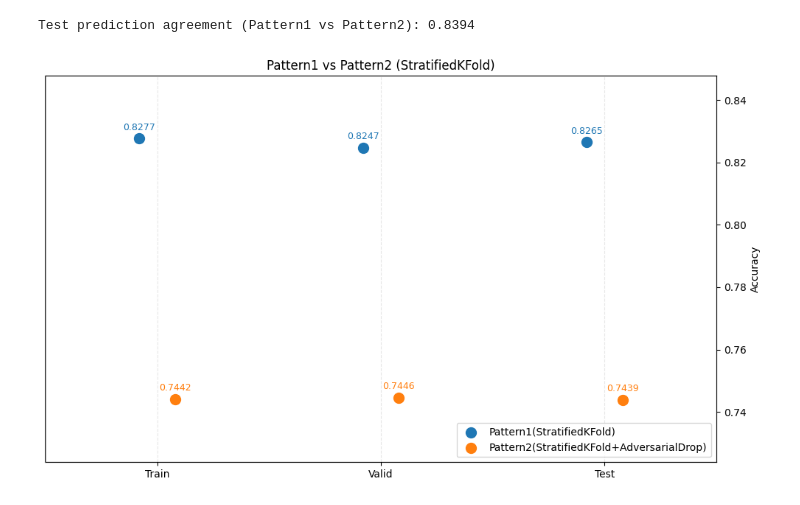
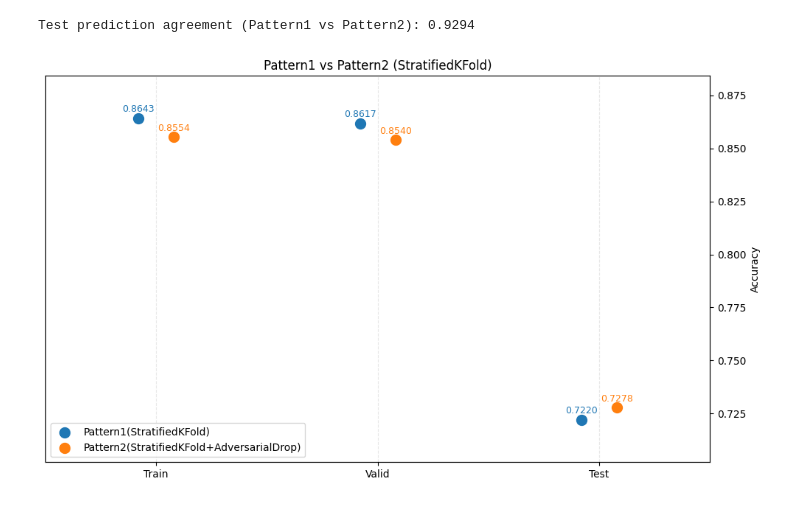
Before and after one commit to hirayukis/kaggle-techniques-ojt, a Jupyter notebook: 05_stratified_kfold_pattern1_pattern2_adversarial.ipynb, the cells around one changed output. Saved outputs shown, nothing was run; the diff lists cells and outputs as text; code cells hidden in the pictures.

```diff
--- a/05_stratified_kfold_pattern1_pattern2_adversarial.ipynb
+++ b/05_stratified_kfold_pattern1_pattern2_adversarial.ipynb
@@ -89,24 +72,6 @@ def evaluate_split(split_name, y_true, pred, proba):
         'LogLoss': log_loss(y_true, proba, labels=class_labels)
     }
 
-def add_distribution_shift_noise(X_valid, X_test, feature_name, noise_std, seed):
-    X_valid_noised = X_valid.copy()
-    X_test_noised = X_test.copy()
-
-    if feature_name not in X_valid_noised.columns or feature_name not in X_test_noised.columns:
-        return X_valid_noised, X_test_noised
-
-    rng_valid = np.random.default_rng(seed)
-    rng_test = np.random.default_rng(seed)
-
-    X_valid_noised.loc[:, feature_name] = (
-        X_valid_noised[feature_name].to_numpy() + rng_valid.normal(0.0, noise_std, len(X_valid_noised))
-    )
-    X_test_noised.loc[:, feature_name] = (
-        X_test_noised[feature_name].to_numpy() + rng_test.normal(0.0, noise_std, len(X_test_noised))
-    )
-    return X_valid_noised, X_test_noised
-
 def plot_roc_feat(y_true, y_pred, est, cols, title_prefix='Adversarial Validation', x_max=1.0):
     fig, ax = plt.subplots(1, 2, figsize=(16, 6))
     fpr, tpr, _ = roc_curve(y_true, y_pred)
@@ -133,12 +98,12 @@ def plot_roc_feat(y_true, y_pred, est, cols, title_prefix='Adversarial Validatio
 
     return auc, importance
 
-def adversarial_drift_features(X_train_fold, X_valid_fold, auc_threshold=ADV_AUC_THRESHOLD, top_k=ADV_DROP_TOP_K, draw_plot=False):
+def adversarial_drift_features(X_train_fold, X_test_ref, auc_threshold=ADV_AUC_THRESHOLD, top_k=ADV_DROP_TOP_K, draw_plot=False):
     adv_train = X_train_fold.copy()
-    adv_valid = X_valid_fold.copy()
+    adv_test = X_test_ref.copy()
     adv_train['dataset_label'] = 0
-    adv_valid['dataset_label'] = 1
-    adv_master = pd.concat([adv_train, adv_valid], axis=0)
+    adv_test['dataset_label'] = 1
+    adv_master = pd.concat([adv_train, adv_test], axis=0)
 
     adv_X = adv_master.drop(columns=['dataset_label'])
     adv_y = adv_master['dataset_label']
@@ -340,5 +282,6 @@ display(pattern2_fold_df.head())
 # %%
-comparison_df = pd.concat([pattern1_mean_df, pattern2_mean_df], ignore_index=True)
+comparison_df = pd.concat([pattern1_mean_df, pattern2_mean_df], ignore_index=True
+)
 comparison_df['Split'] = pd.Categorical(comparison_df['Split'], categories=['Train', 'Valid', 'Test'], ordered=True)
 comparison_df = comparison_df.sort_values(['Split', 'Method']).reset_index(drop=True)
 display(comparison_df)
@@ -355,16 +298,14 @@ diff = pd.DataFrame({
 print('Difference by split (Pattern2 - Pattern1)')
 display(diff)
 
-print(f'Injected noise feature: {NOISE_TARGET_FEATURE}, noise std: {NOISE_STD:.6f}')
-noise_view = pd.concat([pattern1_fold_df, pattern2_fold_df], ignore_index=True)
-noise_summary = noise_view.groupby(['Method', 'Split'], as_index=False)[['NoiseFeatureMean', 'NoiseFeatureStd']].mean()
-noise_summary['Split'] = pd.Categorical(noise_summary['Split'], categories=['Train', 'Valid', 'Test'], ordered=True)
-noise_summary = noise_summary.sort_values(['Split', 'Method']).reset_index(drop=True)
-print('Noise feature distribution summary (mean/std)')
-display(noise_summary)
-
 drop_summary = pattern2_drop_info[['Fold', 'AdvAUC', 'DroppedFeatureCount', 'DroppedFeatures']].copy()
 print('Pattern2 adversarial validation summary')
 display(drop_summary)
+print('Dropped features by fold:')
+for _, row in drop_summary.iterrows():
+    fold = int(row['Fold'])
+    drop_count = int(row['DroppedFeatureCount'])
+    dropped = row['DroppedFeatures']
+    print(f'Fold {fold}: dropped {drop_count} features -> {dropped}')
 # %% [output]
 |  | Method | Split | Accuracy | F1_macro | LogLoss |
@@ -405,33 +343,33 @@ offset = 0.08
 
 acc_p1 = [pivot_acc.loc[s, 'Pattern1(StratifiedKFold)'] for s in split_order]
 acc_p2 = [pivot_acc.loc[s, 'Pattern2(StratifiedKFold+AdversarialDrop)'] for s in split_order]
 
 fig, ax = plt.subplots(figsize=(10, 6))
 ax_right = ax.twinx()
 
 ax.set_xlim(-0.5, len(split_order) - 0.5)
 ax.set_xticks(x)
 ax.set_xticklabels(split_order)
 ax.set_yticks([])
 ax.set_ylabel('')
 ax.grid(axis='x', linestyle='--', alpha=0.3)
 
 ax_right.scatter(x - offset, acc_p1, s=100, label='Pattern1(StratifiedKFold)', color='tab:blue')
 ax_right.scatter(x + offset, acc_p2, s=100, label='Pattern2(StratifiedKFold+AdversarialDrop)', color='tab:orange')
 
 for i, score in enumerate(acc_p1):
     ax_right.text(x[i] - offset, score + 0.002, f'{score:.4f}', ha='center', va='bottom', fontsize=9, color='tab:blue')
 for i, score in enumerate(acc_p2):
     ax_right.text(x[i] + offset, score + 0.002, f'{score:.4f}', ha='center', va='bottom', fontsize=9, color='tab:orange')
 
 all_acc = np.array(acc_p1 + acc_p2)
 ax_right.set_ylabel('Accuracy')
 ax_right.set_ylim(max(0.0, all_acc.min() - 0.02), min(1.0, all_acc.max() + 0.02))
-ax_right.legend(loc='lower right')
+ax_right.legend(loc='lower left')
 
 plt.title('Pattern1 vs Pattern2 (StratifiedKFold)')
 plt.tight_layout()
 plt.show()
 # %% [output]
-Test prediction agreement (Pattern1 vs Pattern2): 0.8394
+Test prediction agreement (Pattern1 vs Pattern2): 0.9294
-[figure, old version]
+[figure, new version]
```
Also changed, not shown: parts of 6 cells of this notebook, 9 other files.
